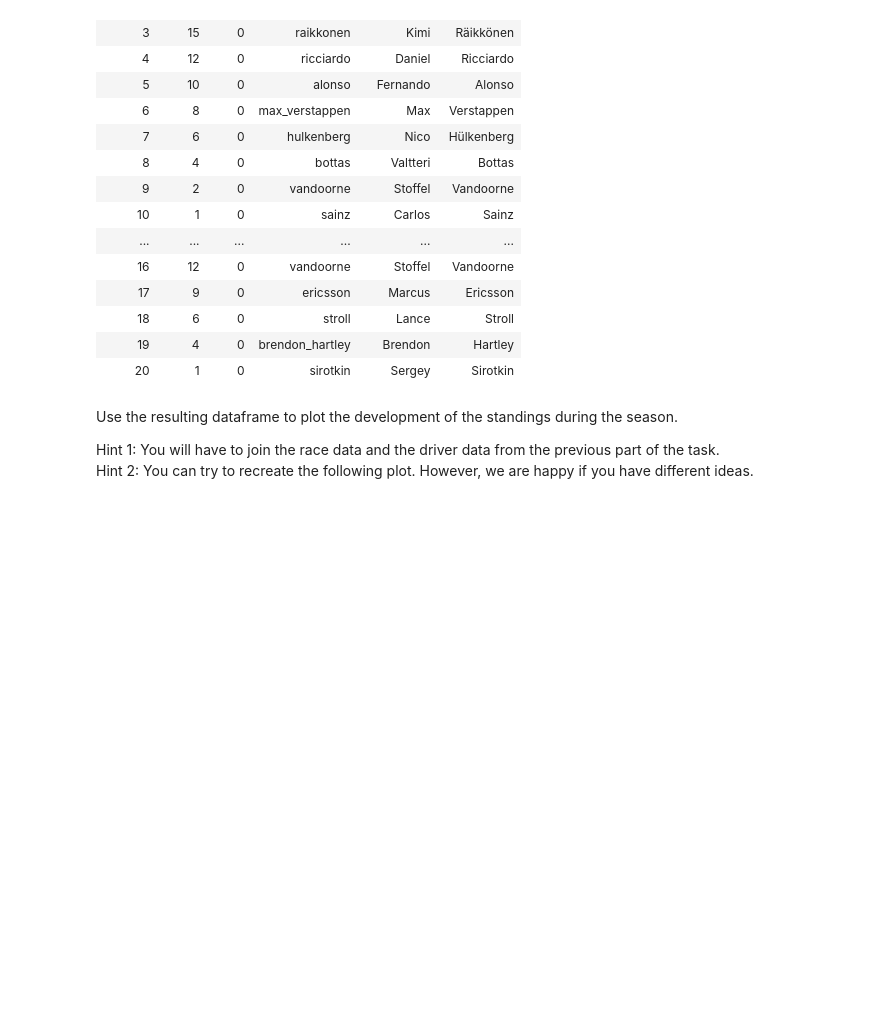
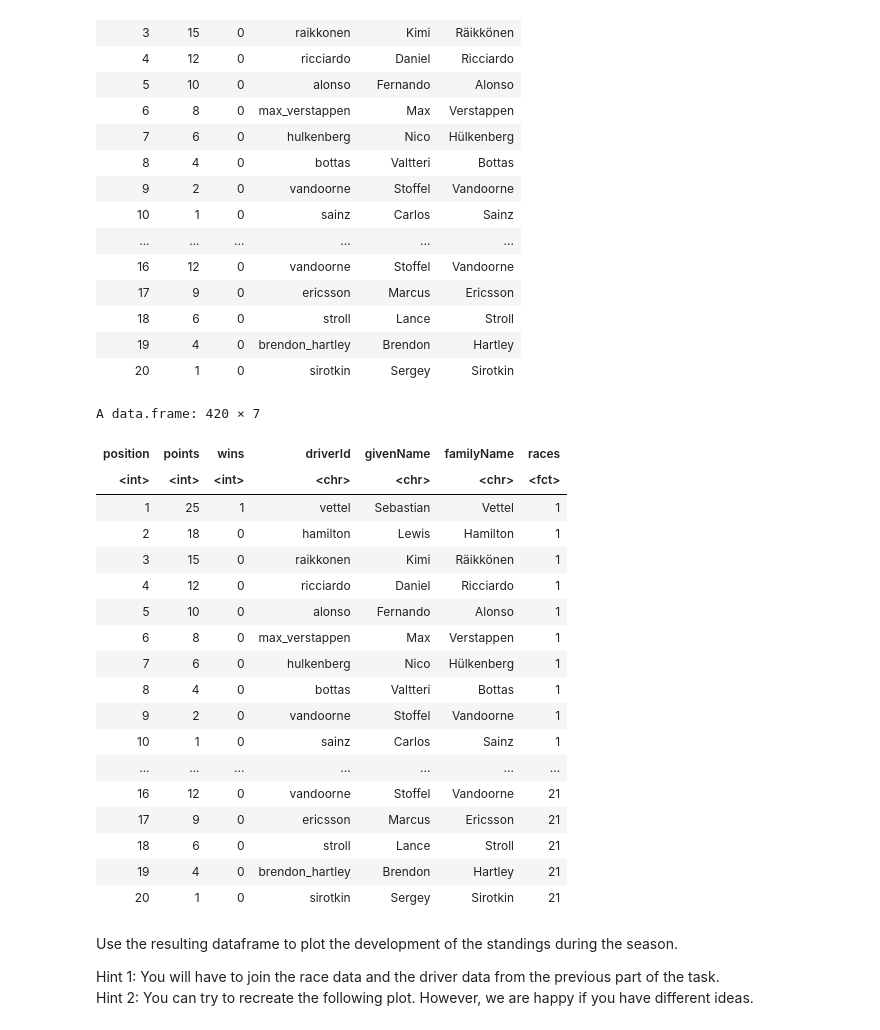
Before and after one commit to michiWS1920/ADS20, a Jupyter notebook: ADS_Programming_Assignment_2.ipynb, the cells around one changed output. Drawn from its saved outputs; the diff is of its cells as text; code cells hidden in the pictures; blank space fills up the shorter version.

```diff
--- a/ADS_Programming_Assignment_2.ipynb
+++ b/ADS_Programming_Assignment_2.ipynb
@@ -369,6 +372,30 @@ A data.frame: 420 × 6
 | 18 | 6 | 0 | stroll | Lance | Stroll |
 | 19 | 4 | 0 | brendon_hartley | Brendon | Hartley |
 | 20 | 1 | 0 | sirotkin | Sergey | Sirotkin |
+# %%
+f1_selected %>%
+cbind(counter_df) -> f1_final
+f1_final
+# %% [output]
+A data.frame: 420 × 7
+| position | points | wins | driverId | givenName | familyName | races |
+| <int> | <int> | <int> | <chr> | <chr> | <chr> | <fct> |
+| 1 | 25 | 1 | vettel | Sebastian | Vettel | 1 |
+| 2 | 18 | 0 | hamilton | Lewis | Hamilton | 1 |
+| 3 | 15 | 0 | raikkonen | Kimi | Räikkönen | 1 |
+| 4 | 12 | 0 | ricciardo | Daniel | Ricciardo | 1 |
+| 5 | 10 | 0 | alonso | Fernando | Alonso | 1 |
+| 6 | 8 | 0 | max_verstappen | Max | Verstappen | 1 |
+| 7 | 6 | 0 | hulkenberg | Nico | Hülkenberg | 1 |
+| 8 | 4 | 0 | bottas | Valtteri | Bottas | 1 |
+| 9 | 2 | 0 | vandoorne | Stoffel | Vandoorne | 1 |
+| 10 | 1 | 0 | sainz | Carlos | Sainz | 1 |
+| ... | ... | ... | ... | ... | ... | ... |
+| 16 | 12 | 0 | vandoorne | Stoffel | Vandoorne | 21 |
+| 17 | 9 | 0 | ericsson | Marcus | Ericsson | 21 |
+| 18 | 6 | 0 | stroll | Lance | Stroll | 21 |
+| 19 | 4 | 0 | brendon_hartley | Brendon | Hartley | 21 |
+| 20 | 1 | 0 | sirotkin | Sergey | Sirotkin | 21 |
 # %% [markdown]
 Use the resulting dataframe to plot the development of the standings during the season.
 
```
Also changed, not shown: parts of 3 cells of this notebook.
